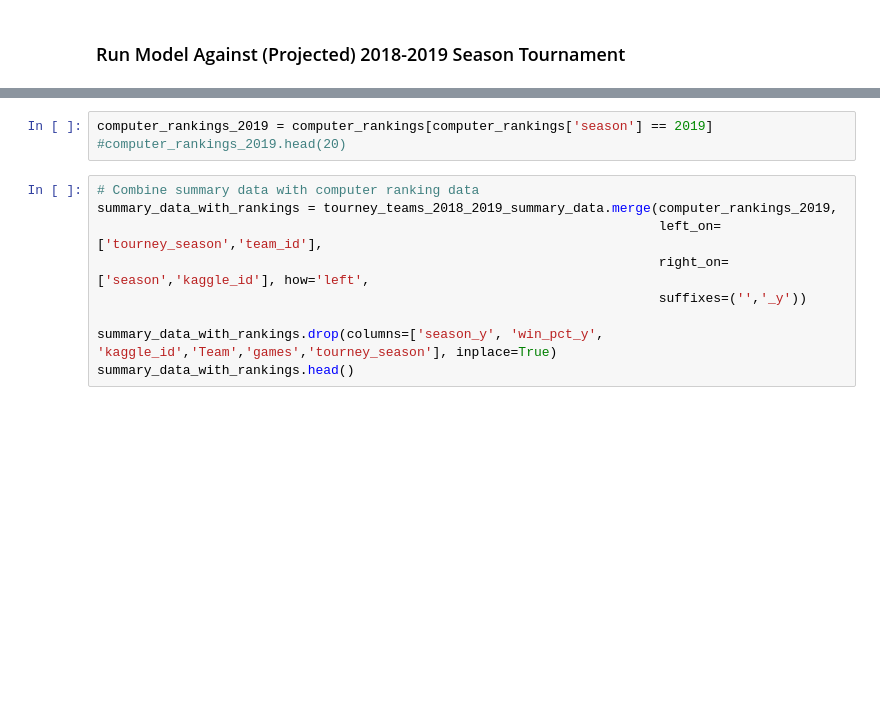
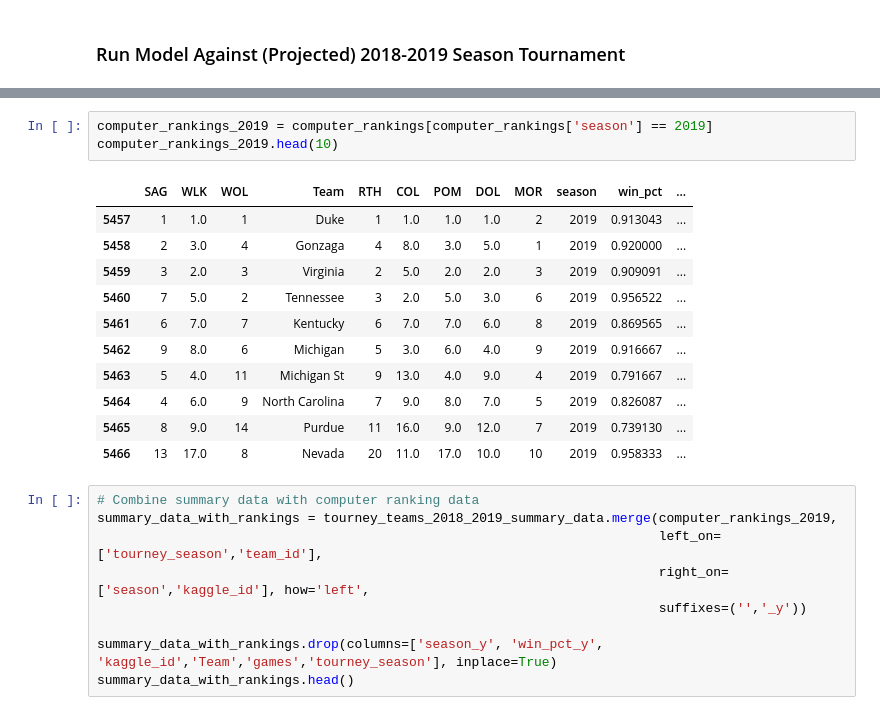
Before and after one commit to chipk215/ncaa_basketball, a Jupyter notebook: Models/Tournament_Model_LR-2019.ipynb, the cells around one changed output, grey strips where cells are left out. Drawn from its saved outputs; the diff is of its cells as text; blank space fills up the shorter version.

```diff
--- a/Models/Tournament_Model_LR-2019.ipynb
+++ b/Models/Tournament_Model_LR-2019.ipynb
@@ -362,7 +521,19 @@ tourney_teams_2018_2019_summary_data.head()
 | 6042 | 2018 | Alabama A&M | 949c3398-85e4-4c63-ba71-9a82e06ddea4 | 25 | -18.19 | -6.75 | 0.200 | 61 | 73 | 0.407 | 0.615 | ... |
 # %%
 computer_rankings_2019 = computer_rankings[computer_rankings['season'] == 2019]
-#computer_rankings_2019.head(20)
+computer_rankings_2019.head(10)
+# %% [output]
+|  | SAG | WLK | WOL | Team | RTH | COL | POM | DOL | MOR | season | win_pct | ... |
+| 5457 | 1 | 1.0 | 1 | Duke | 1 | 1.0 | 1.0 | 1.0 | 2 | 2019 | 0.913043 | ... |
+| 5458 | 2 | 3.0 | 4 | Gonzaga | 4 | 8.0 | 3.0 | 5.0 | 1 | 2019 | 0.920000 | ... |
+| 5459 | 3 | 2.0 | 3 | Virginia | 2 | 5.0 | 2.0 | 2.0 | 3 | 2019 | 0.909091 | ... |
+| 5460 | 7 | 5.0 | 2 | Tennessee | 3 | 2.0 | 5.0 | 3.0 | 6 | 2019 | 0.956522 | ... |
+| 5461 | 6 | 7.0 | 7 | Kentucky | 6 | 7.0 | 7.0 | 6.0 | 8 | 2019 | 0.869565 | ... |
+| 5462 | 9 | 8.0 | 6 | Michigan | 5 | 3.0 | 6.0 | 4.0 | 9 | 2019 | 0.916667 | ... |
+| 5463 | 5 | 4.0 | 11 | Michigan St | 9 | 13.0 | 4.0 | 9.0 | 4 | 2019 | 0.791667 | ... |
+| 5464 | 4 | 6.0 | 9 | North Carolina | 7 | 9.0 | 8.0 | 7.0 | 5 | 2019 | 0.826087 | ... |
+| 5465 | 8 | 9.0 | 14 | Purdue | 11 | 16.0 | 9.0 | 12.0 | 7 | 2019 | 0.739130 | ... |
+| 5466 | 13 | 17.0 | 8 | Nevada | 20 | 11.0 | 17.0 | 10.0 | 10 | 2019 | 0.958333 | ... |
 # %%
 # Combine summary data with computer ranking data
 summary_data_with_rankings = tourney_teams_2018_2019_summary_data.merge(computer_rankings_2019,
```
Also changed, not shown: parts of 44 cells of this notebook, 1 other file.
